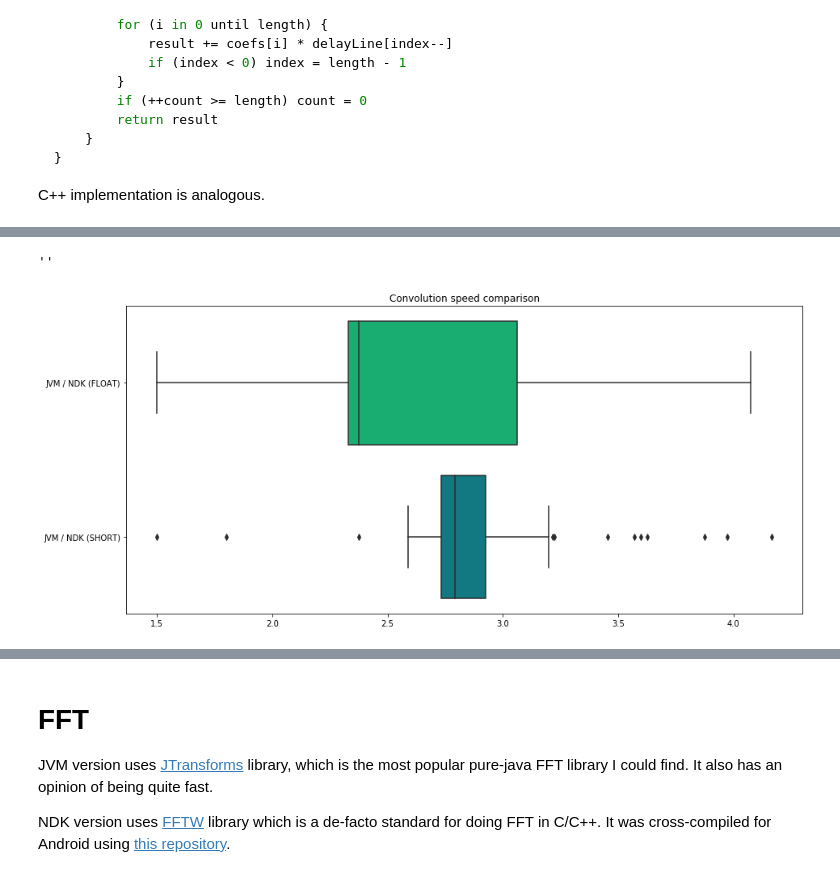
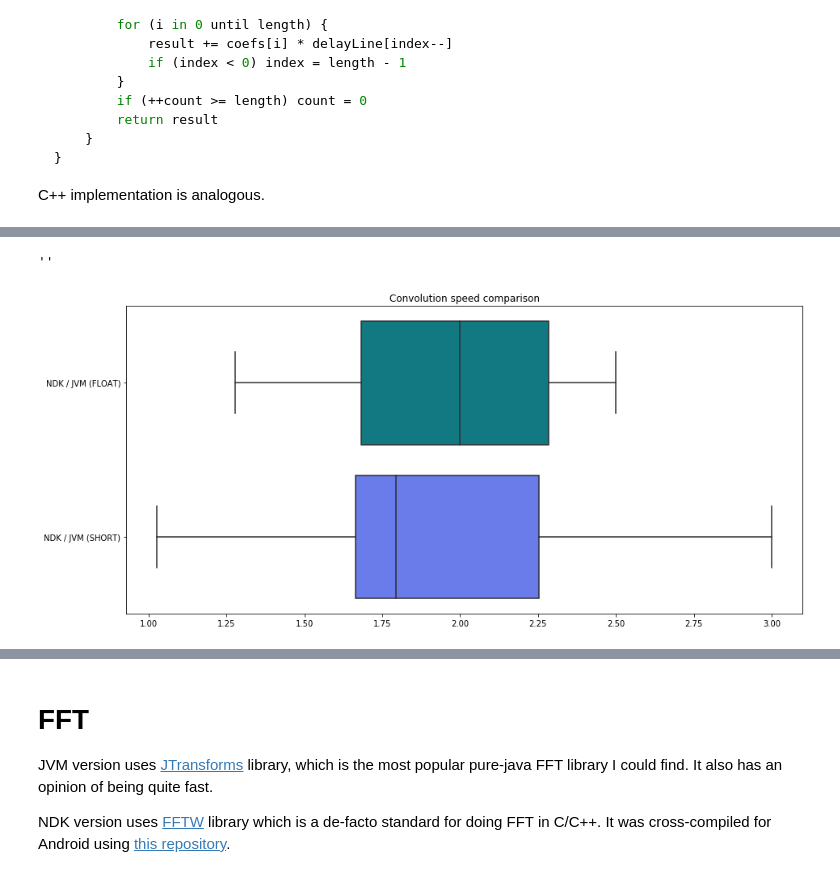
Before and after one commit to BelmY/SDRMS-sdr-mobile, a Jupyter notebook: benchmarks/notebooks/benchmarks.ipynb, the cells around one changed output, grey strips where cells are left out. Saved outputs shown, nothing was run; the diff lists cells and outputs as text; code cells hidden in the pictures.

Commit message:
(#9) Rerun benchmarks after fixes, rerun notebooks with new data & update conclusions.

```diff
--- a/benchmarks/notebooks/benchmarks.ipynb
+++ b/benchmarks/notebooks/benchmarks.ipynb
@@ -24,9 +24,9 @@ colors = {
 }
 sns.set_palette(sns.color_palette(colors.values()))
 
-convolution = pd.read_csv('data/convolution_benchmark_1565782392505.csv', index_col='env')
-fft = pd.read_csv('data/fft_benchmark_1565782392505.csv', index_col='env')
-conversion = pd.read_csv('data/conversion_benchmark_1565782392505.csv', header=None).set_index(0)
+convolution = pd.read_csv('data/convolution_benchmark_1566902061275.csv', index_col='env')
+fft = pd.read_csv('data/fft_benchmark_1566902061275.csv', index_col='env')
+conversion = pd.read_csv('data/conversion_benchmark_1566902061275.csv', header=None).set_index(0)
 # %% [markdown]
 # Convolution benchmark
 # %% [markdown]
@@ -77,3 +77,3 @@ iplot({
 # %%
-floats = convolution.T['jvm_float'] / convolution.T['ndk_float']
-shorts = convolution.T['jvm_short'] / convolution.T['ndk_short']
+floats = convolution.T['ndk_float'] / convolution.T['jvm_float']
+shorts = convolution.T['ndk_short'] / convolution.T['jvm_short']
@@ -104,10 +106,10 @@ dtype: float64
 # %%
-y = ['JVM / NDK (FLOAT)'] * len(floats) + ['JVM / NDK (SHORT)'] * len(shorts)
+y = ['NDK / JVM (FLOAT)'] * len(floats) + ['NDK / JVM (SHORT)'] * len(shorts)
 sns.boxplot(
     x=pd.concat([floats, shorts]),
     y=y
 ).set_title('Convolution speed comparison')
 ''
 # %% [output]
 ''
-[figure, old version]
+[figure, new version]
```
Also changed, not shown: parts of 19 cells of this notebook, 9 other files.
